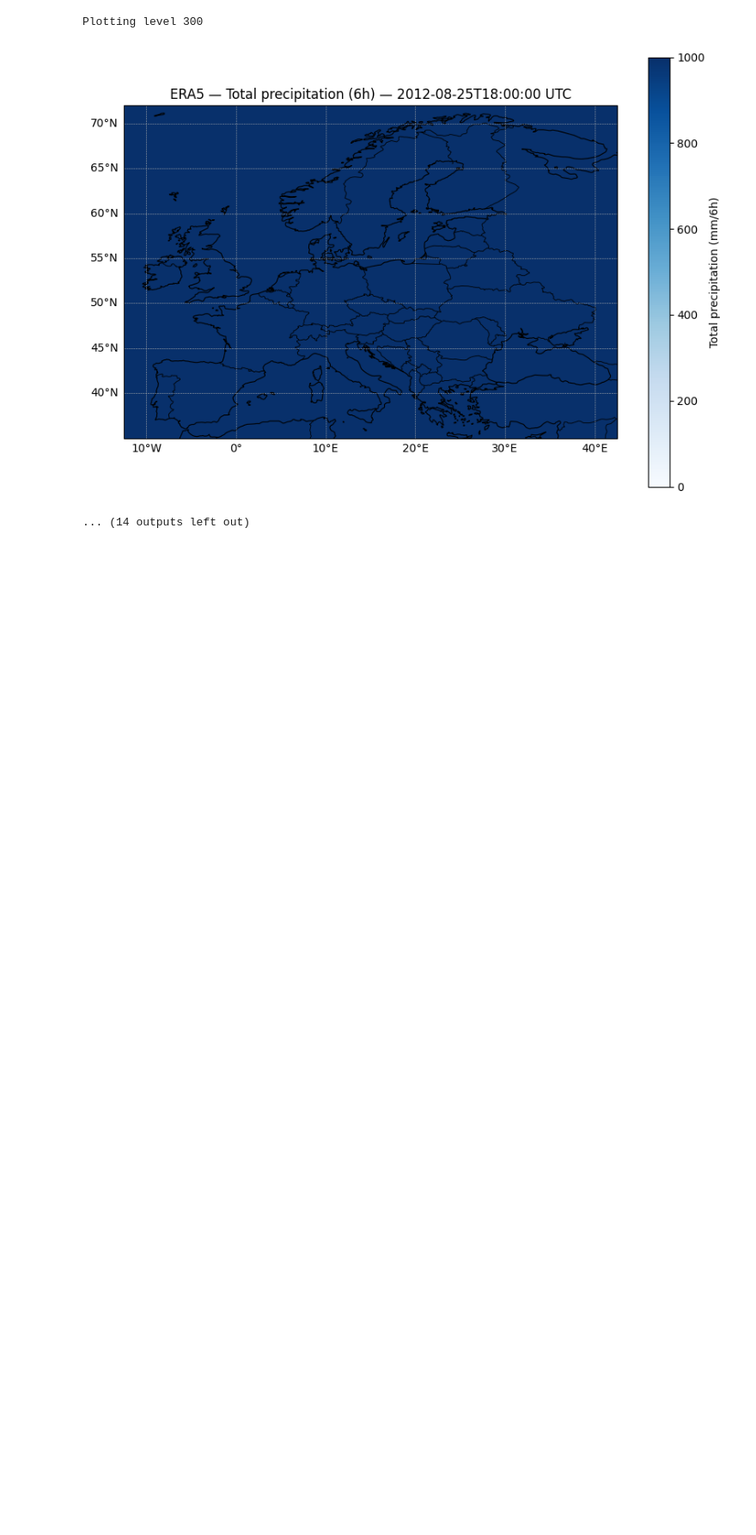
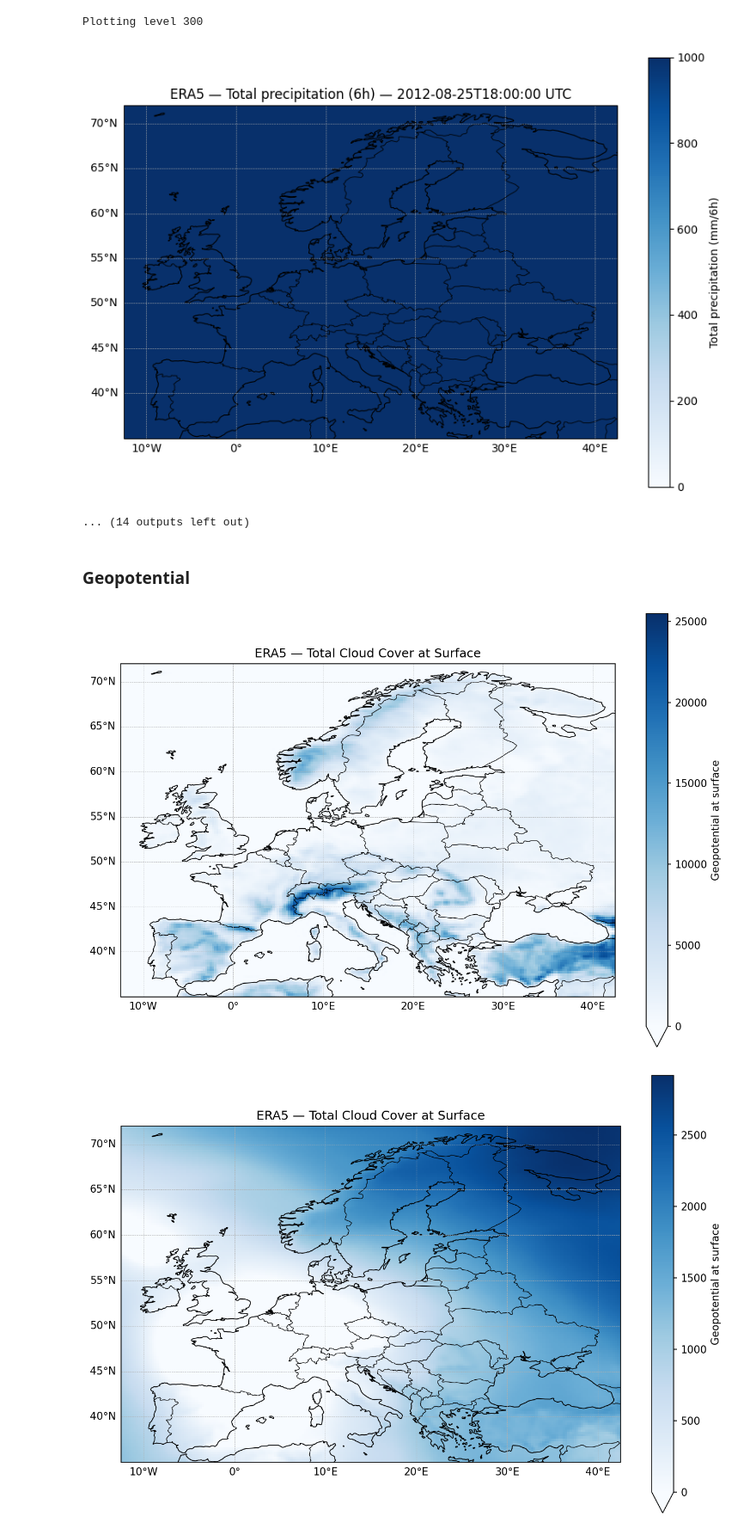
Before and after one commit to manonarfib/X_Chaos_Meteo, a Jupyter notebook: visuels_era5.ipynb, the cells around one changed output. Shown at 86% size. Drawn from its saved outputs; the diff is of its cells as text; code cells hidden in the pictures; blank space fills up the shorter version.

Commit message:
Fin visuels et modifications notebook : vent et variables pour aider Nathan et Louisa (above_ground et geopotential

```diff
--- a/visuels_era5.ipynb
+++ b/visuels_era5.ipynb
@@ -773,3 +794,5 @@ Plotting level 250
 Plotting level 300
 [figure]
 ... (14 outputs left out)
+# %% [markdown]
+### Geopotential
@@ -775,0 +928,8 @@ Plotting level 300
+# %%
+date = "2020-10-02T15:00:00"
+
+plot_era5_geopotential(ds)
+plot_era5_geopotential_1000(ds,date)
+# %% [output]
+[figure, added]
+[figure, added]
```
Also changed, not shown: parts of 6 cells of this notebook, 4 other files.
